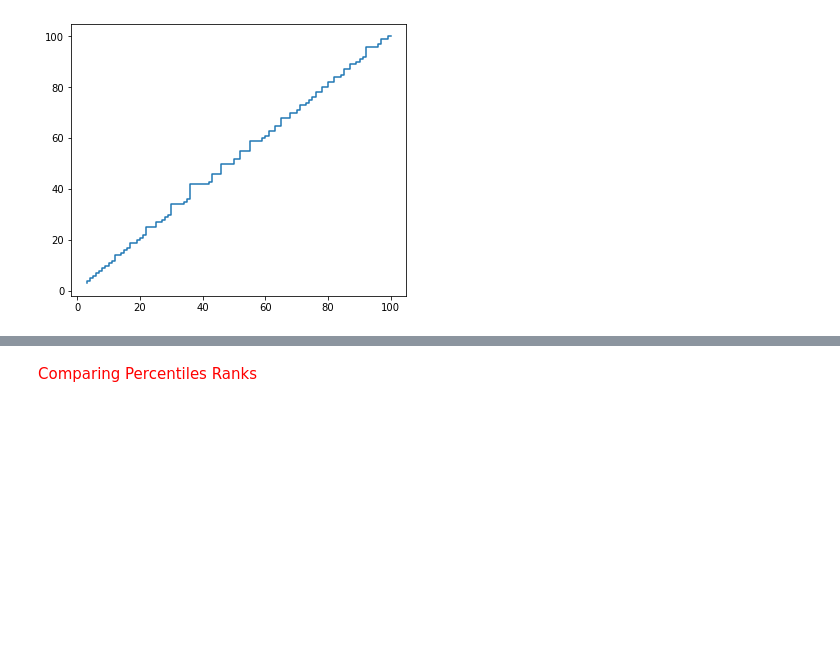
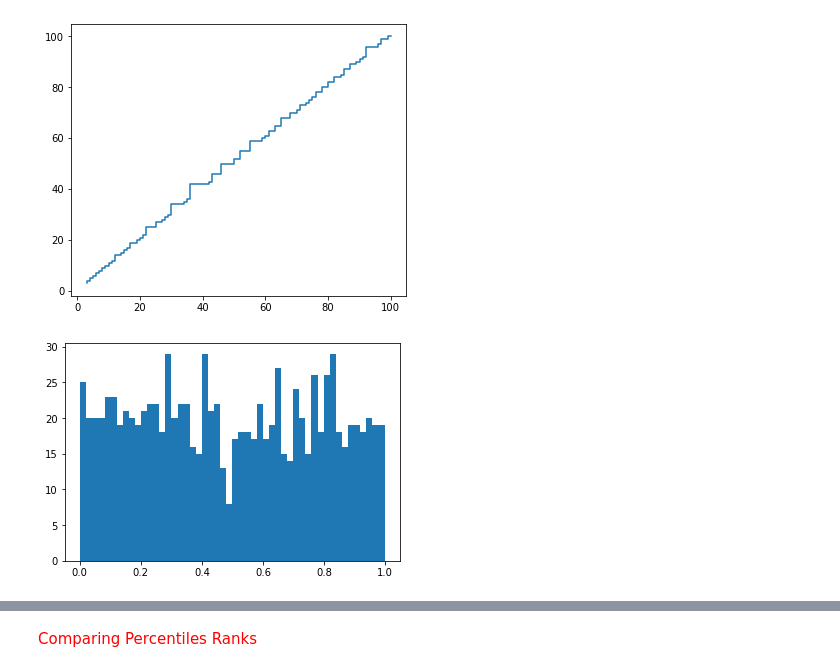
Before and after one commit to felipesveiga/Think-Stats, a Jupyter notebook: Chapter 4/think_stats4.ipynb, the cells around one changed output, grey strips where cells are left out. Cells and saved outputs as stored; diff of their text form; code cells hidden in the pictures; blank space fills up the shorter version.

```diff
--- a/Chapter 4/think_stats4.ipynb
+++ b/Chapter 4/think_stats4.ipynb
@@ -98,3 +98,9 @@ plt.step(sorted(sample_percentiles), sorted(percentiles_percentiles))
 # %% [output]
 [<matplotlib.lines.Line2D at 0x...>]
 [figure]
+# %%
+a = np.random.random(1000)
+# %%
+plt.hist(a, bins=50);
+# %% [output]
+[figure, added]
```
Also changed, not shown: parts of 1 cell of this notebook, 8 other files.
